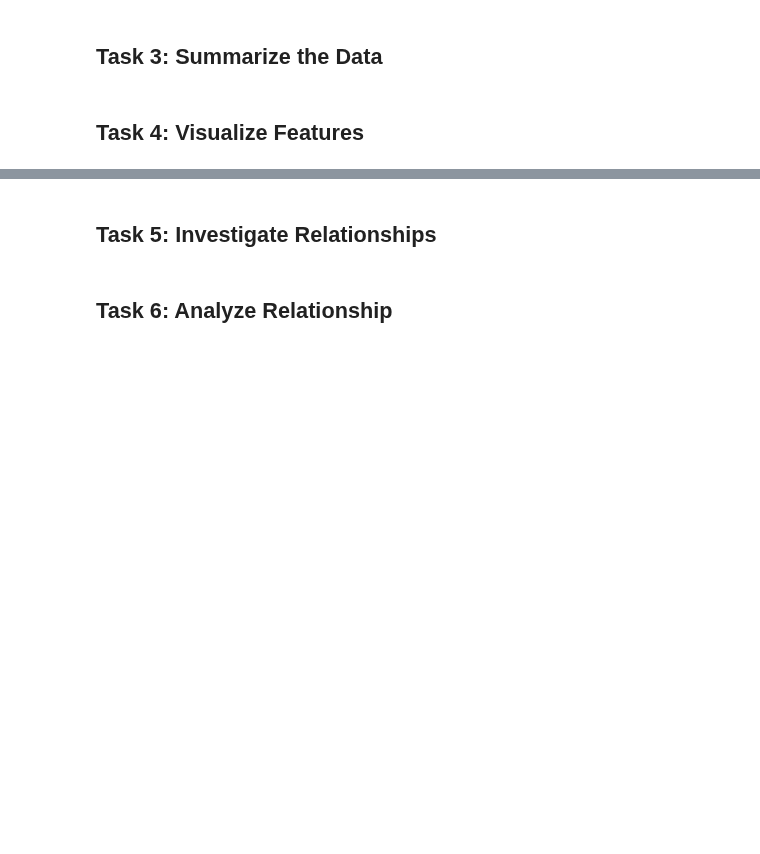
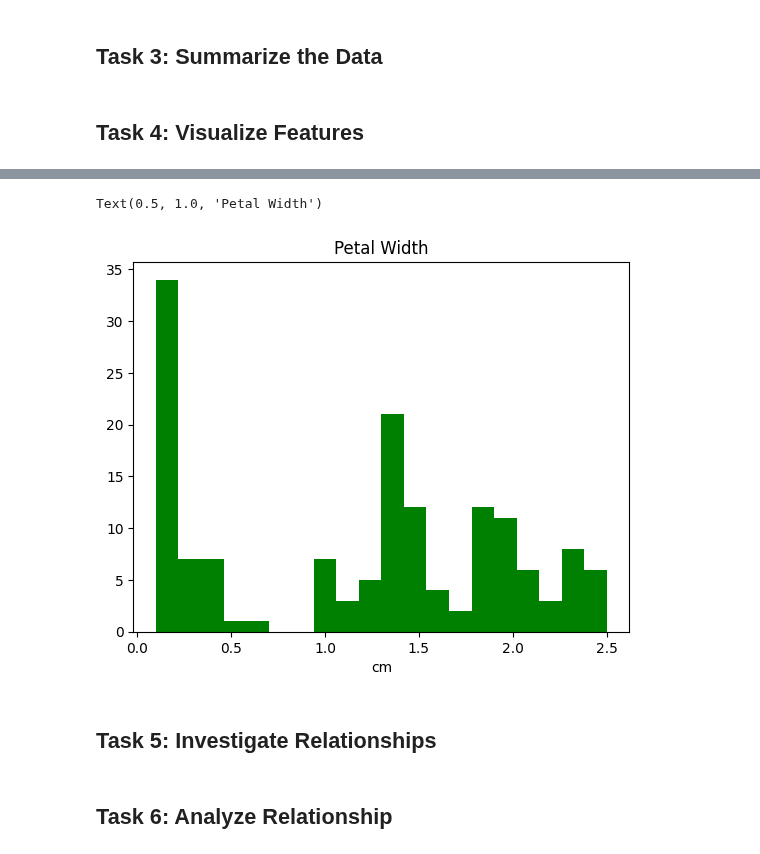
Before and after one commit to Oksyyy/principles_of_data_analytics, a Jupyter notebook: tasks.ipynb, the cells around one changed output, grey strips where cells are left out. Cells and saved outputs as stored; diff of their text form; code cells hidden in the pictures; blank space fills up the shorter version.

```diff
--- a/tasks.ipynb
+++ b/tasks.ipynb
@@ -147,3 +211,20 @@ print(iris.target)
+# %%
+# Petal Width
+# : represents all columns in the data set, 3 represents the forth colum corresponding to petal width value
+petal_width = iris['data'][:, 3]
+
+# Plot histogram
+# bins is an optional parameter, defult = 10
+plt.hist(petal_width, bins=20, color='g')
+
+# Add labels
+plt.xlabel('cm')
+
+# Add title
+plt.title('Petal Width')
+# %% [output]
+Text(0.5, 1.0, 'Petal Width')
+[figure, added]
 # %% [markdown]
 ## Task 5: Investigate Relationships
 # %% [markdown]
```
Also changed, not shown: parts of 8 cells of this notebook.
